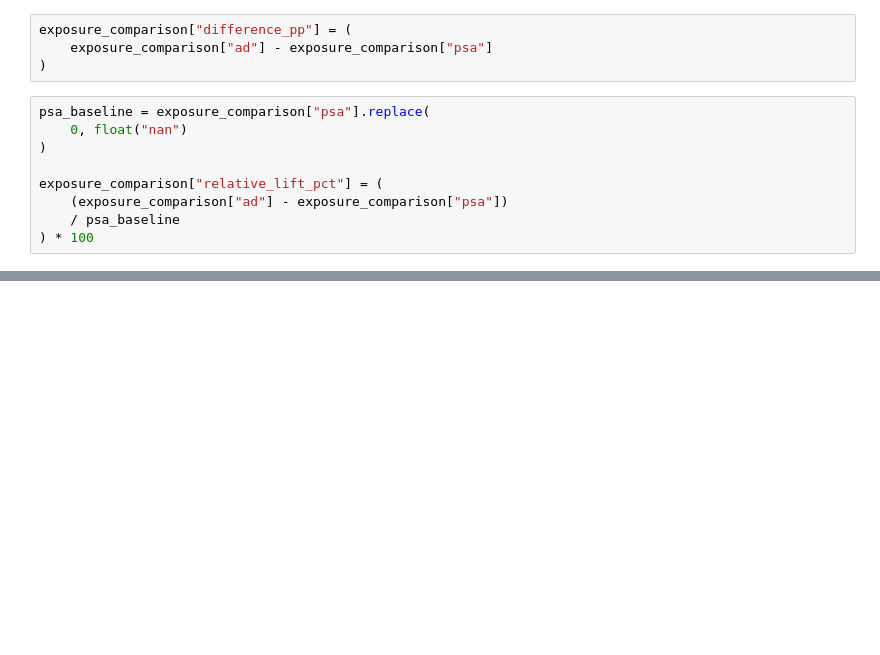
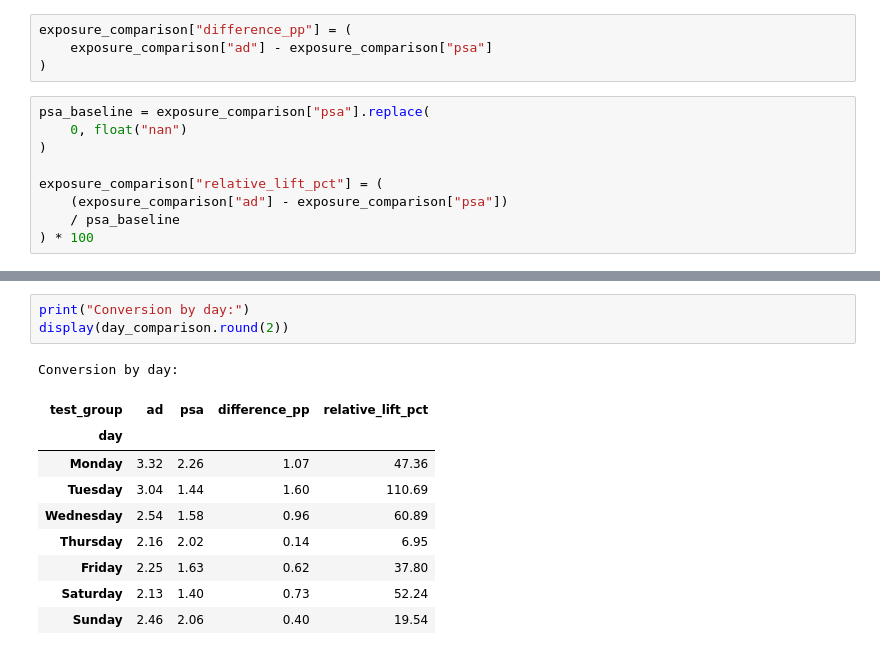
Before and after one commit to mehakgupta0406/marketing-ab-test-analysis, a Jupyter notebook: Marketing_ab_testing.ipynb, the cells around one changed output, grey strips where cells are left out. Drawn from its saved outputs; the diff is of its cells as text; blank space fills up the shorter version.

```diff
--- a/Marketing_ab_testing.ipynb
+++ b/Marketing_ab_testing.ipynb
@@ -599,0 +600,14 @@ plt.show()
+# %%
+print("Conversion by day:")
+display(day_comparison.round(2))
+# %% [output]
+Conversion by day:
+| test_group | ad | psa | difference_pp | relative_lift_pct |
+| day |  |  |  |  |
+| Monday | 3.32 | 2.26 | 1.07 | 47.36 |
+| Tuesday | 3.04 | 1.44 | 1.60 | 110.69 |
+| Wednesday | 2.54 | 1.58 | 0.96 | 60.89 |
+| Thursday | 2.16 | 2.02 | 0.14 | 6.95 |
+| Friday | 2.25 | 1.63 | 0.62 | 37.80 |
+| Saturday | 2.13 | 1.40 | 0.73 | 52.24 |
+| Sunday | 2.46 | 2.06 | 0.40 | 19.54 |
```
Also changed, not shown: parts of 34 cells of this notebook.
